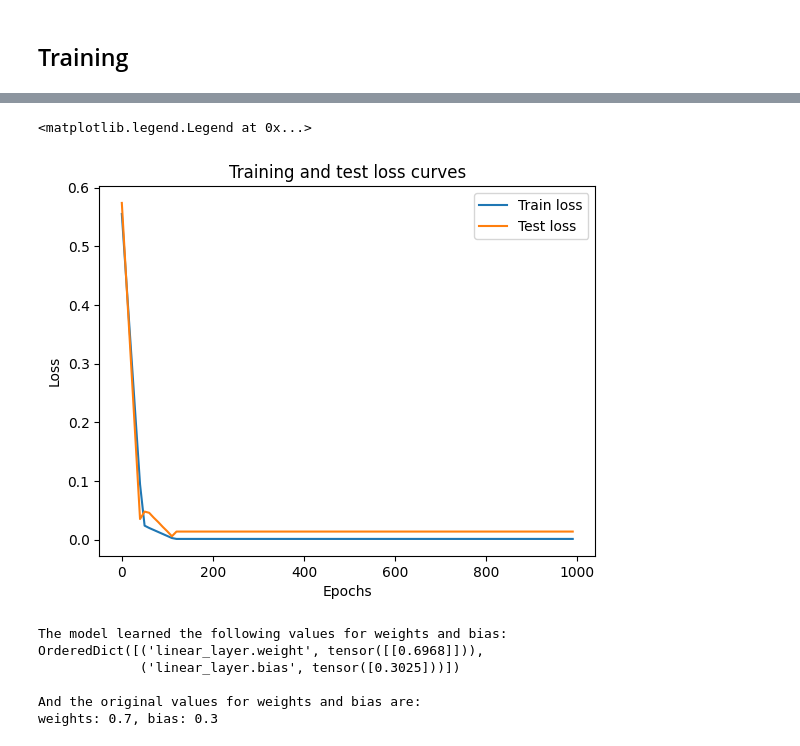
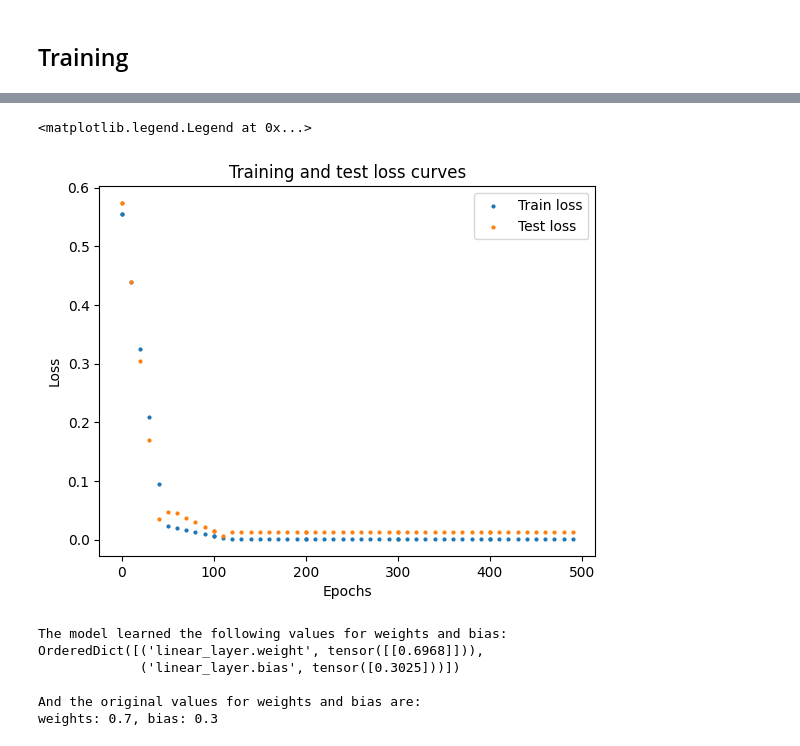
Before and after one commit to yanivcohen1/python-tools, a Jupyter notebook: flaskr/tools/ai_chat/ai/PyTorch1.ipynb, the cells around one changed output, grey strips where cells are left out. Saved outputs shown, nothing was run; the diff lists cells and outputs as text; code cells hidden in the pictures.

```diff
--- a/flaskr/tools/ai_chat/ai/PyTorch1.ipynb
+++ b/flaskr/tools/ai_chat/ai/PyTorch1.ipynb
@@ -140,7 +140,7 @@ optimizer = torch.optim.SGD(params=model_1.parameters(), # optimize newly create
 torch.manual_seed(42)
 
 # Set the number of epochs
-epochs = 1000
+epochs = 500
 
 # Create empty loss lists to track values
 train_loss_values = []
@@ -206,14 +201,14 @@ Epoch: 900 | Train loss: 0.0012645035749301314 | Test loss: 0.013801807537674904
 # %%
 # Plot the loss curves
-plt.plot(epoch_count, train_loss_values, label="Train loss")
-plt.plot(epoch_count, test_loss_values, label="Test loss")
+plt.scatter(epoch_count, train_loss_values, label="Train loss", s=4)
+plt.scatter(epoch_count, test_loss_values, label="Test loss", s=4)
 plt.title("Training and test loss curves")
 plt.ylabel("Loss")
 plt.xlabel("Epochs")
 plt.legend()
 # %% [output]
 <matplotlib.legend.Legend at 0x...>
-[figure, old version]
+[figure, new version]
 # %%
 # Find our model's learned parameters
 from pprint import pprint # pprint = pretty print, see: https://docs.python.org/3/library/pprint.html
```
Also changed, not shown: parts of 2 cells of this notebook.
